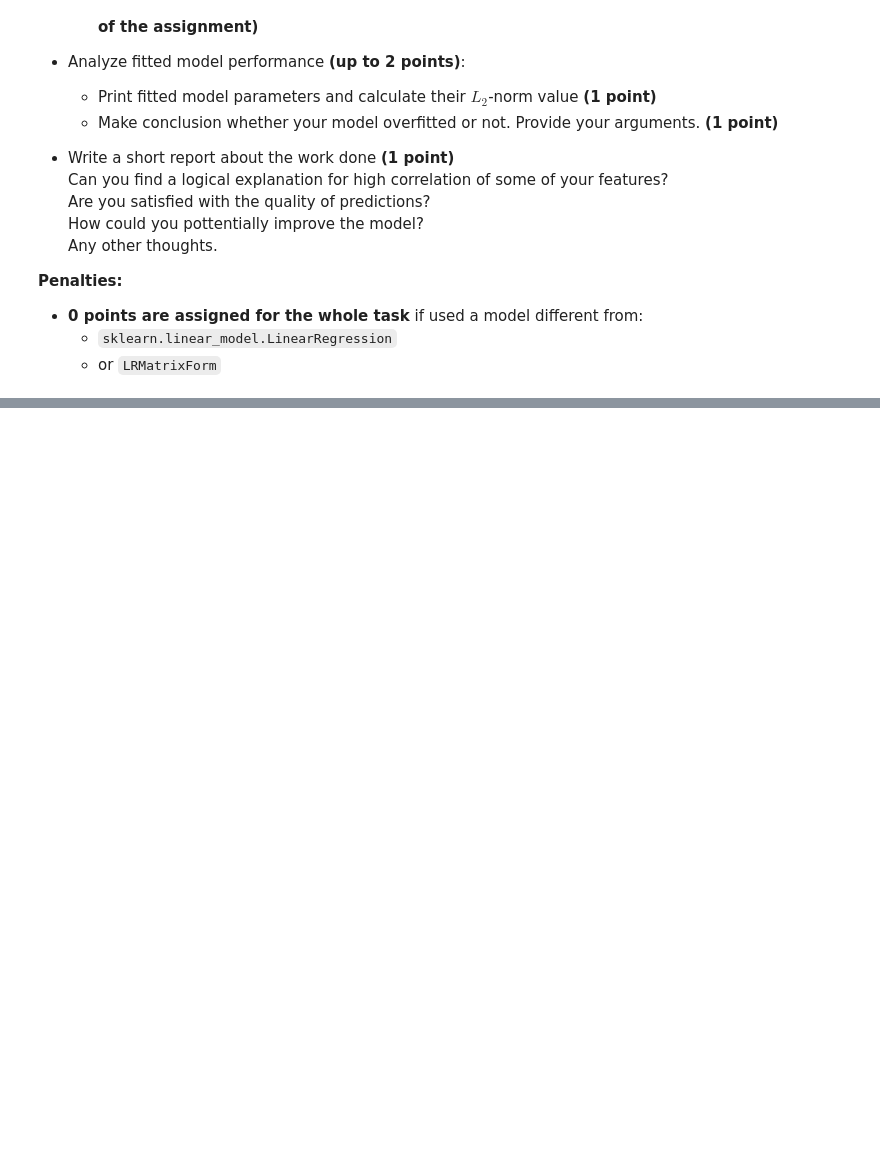
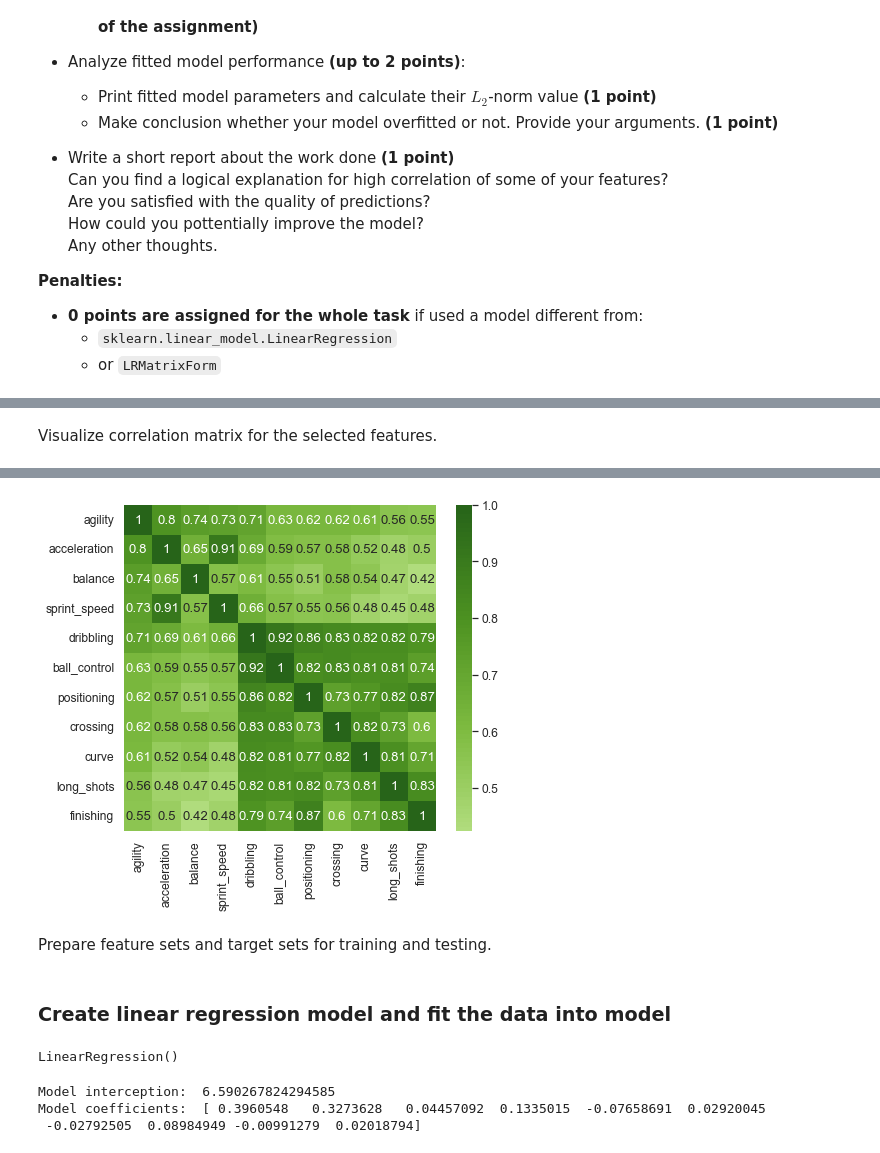
Before and after one commit to AnastasiiaSt/Linear-Regression, a Jupyter notebook: linear_regression.ipynb, the cells around one changed output, grey strips where cells are left out. Drawn from its saved outputs; the diff is of its cells as text; code cells hidden in the pictures; blank space fills up the shorter version.

```diff
--- a/linear_regression.ipynb
+++ b/linear_regression.ipynb
@@ -1637,0 +1653,4 @@ Steps you need to follow:
+# %%
+correlation = df.corr()['agility'].sort_values(ascending = False)[0:11]
+print(correlation)
+features = correlation.index
@@ -1637,0 +1670,7 @@ Steps you need to follow:
+# %% [markdown]
+Visualize correlation matrix for the selected features.
+# %%
+correlation_matrix = df[features].corr()
+display(correlation_matrix)
+sns.heatmap(correlation_matrix, center = 0, cmap = 'PiYG', annot = True);
+# %% [output]
@@ -1637,0 +1689,3 @@ Steps you need to follow:
+[figure, added]
+# %% [markdown]
+Prepare feature sets and target sets for training and testing.
@@ -1637,0 +1698,14 @@ Steps you need to follow:
+# %% [markdown]
+### Create linear regression model and fit the data into model
+# %%
+model = LinearRegression()
+model.fit(x_train, y_train)
+# %% [output]
+LinearRegression()
+# %%
+print('Model interception: ', model.intercept_)
+print('Model coefficients: ', model.coef_)
+# %% [output]
+Model interception:  6.590267824294585
+Model coefficients:  [ 0.3960548   0.3273628   0.04457092  0.1335015  -0.07658691  0.02920045
+ -0.02792505  0.08984949 -0.00991279  0.02018794]
```
Also changed, not shown: parts of 46 cells of this notebook.
